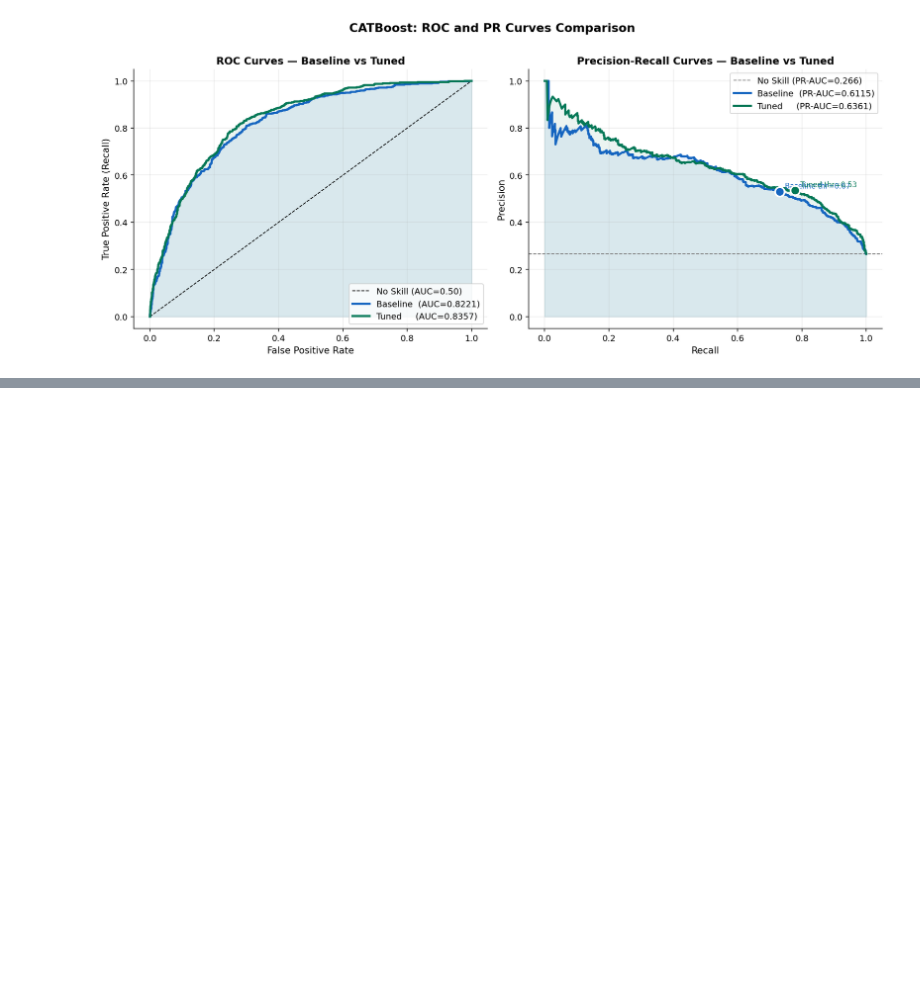
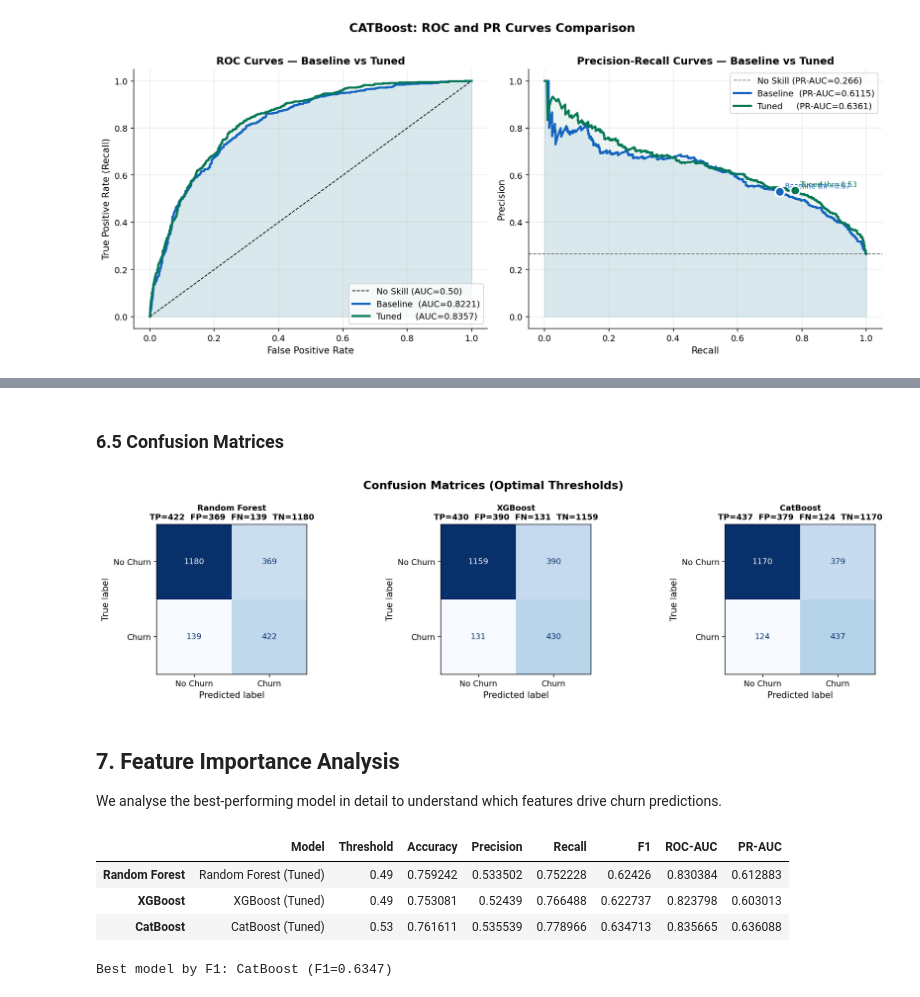
Before and after one commit to sMathujan/Telecom-Customer-Churn-Prediction, a Jupyter notebook: churn notebooks/03_Model_Building_and_Tuning.ipynb, the cells around one changed output, grey strips where cells are left out. Drawn from its saved outputs; the diff is of its cells as text; code cells hidden in the pictures; blank space fills up the shorter version.

```diff
--- a/churn notebooks/03_Model_Building_and_Tuning.ipynb
+++ b/churn notebooks/03_Model_Building_and_Tuning.ipynb
@@ -1311,0 +1424,56 @@ plt.show()
+# %% [markdown]
+### 6.5 Confusion Matrices
+# %%
+thresholds_used = {
+    'Random Forest': best_thr_rf_tuned,
+    'XGBoost': best_thr_xgb,
+    'CatBoost': best_thr_cat,
+}
+
+fig, axes = plt.subplots(1, 3, figsize=(15, 4))
+
+for ax, (model_name, y_prob) in zip(axes, all_probs.items()):
+    thr = thresholds_used[model_name]
+    y_pred = (y_prob >= thr).astype(int)
+    cm = confusion_matrix(y_test, y_pred)
+    ConfusionMatrixDisplay(confusion_matrix=cm,
+                            display_labels=['No Churn', 'Churn']).plot(
+        ax=ax, colorbar=False, cmap='Blues')
+    tn, fp, fn, tp = cm.ravel()
+    ax.set_title(f'{model_name}\n'
+                 f'TP={tp}  FP={fp}  FN={fn}  TN={tn}',
+                 fontsize=10, fontweight='bold')
+
+plt.suptitle('Confusion Matrices (Optimal Thresholds)', fontsize=14, fontweight='bold')
+plt.tight_layout()
+plt.savefig('plots/11_confusion_matrices.png', bbox_inches='tight')
+plt.show()
+# %% [output]
+[figure, added]
+# %% [markdown]
+## 7. Feature Importance Analysis
+
+We analyse the best-performing model in detail to understand which features drive churn predictions.
+# %%
+all_metrics = pd.DataFrame(all_results).T
+all_metrics
+# %% [output]
+|  | Model | Threshold | Accuracy | Precision | Recall | F1 | ROC-AUC | PR-AUC |
+| Random Forest | Random Forest (Tuned) | 0.49 | 0.759242 | 0.533502 | 0.752228 | 0.62426 | 0.830384 | 0.612883 |
+| XGBoost | XGBoost (Tuned) | 0.49 | 0.753081 | 0.52439 | 0.766488 | 0.622737 | 0.823798 | 0.603013 |
+| CatBoost | CatBoost (Tuned) | 0.53 | 0.761611 | 0.535539 | 0.778966 | 0.634713 | 0.835665 | 0.636088 |
+# %%
+# Determine best model by F1
+best_model_name = max(all_results, key=lambda k: all_results[k]['F1'])
+print(f"Best model by F1: {best_model_name} (F1={all_results[best_model_name]['F1']:.4f})")
+
+# Map to model object
+model_objects = {
+    'Random Forest': rf_best,
+    'XGBoost': xgb_best,
+    'CatBoost': cat_best,
+}
+best_model_obj = model_objects[best_model_name]
+feature_names = X_test.columns.tolist()
+# %% [output]
+Best model by F1: CatBoost (F1=0.6347)
```
Also changed, not shown: parts of 15 cells of this notebook, 10 other files.
